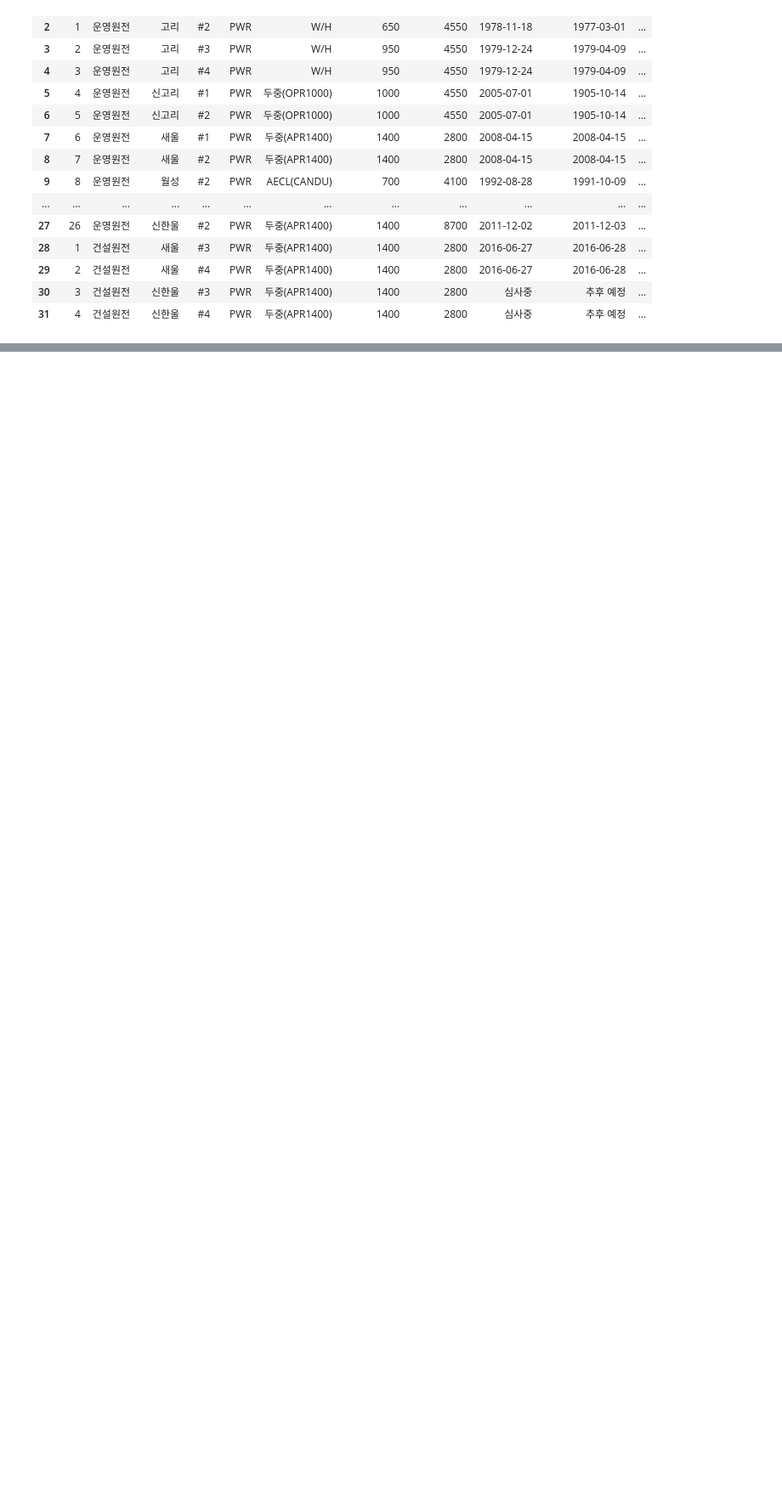
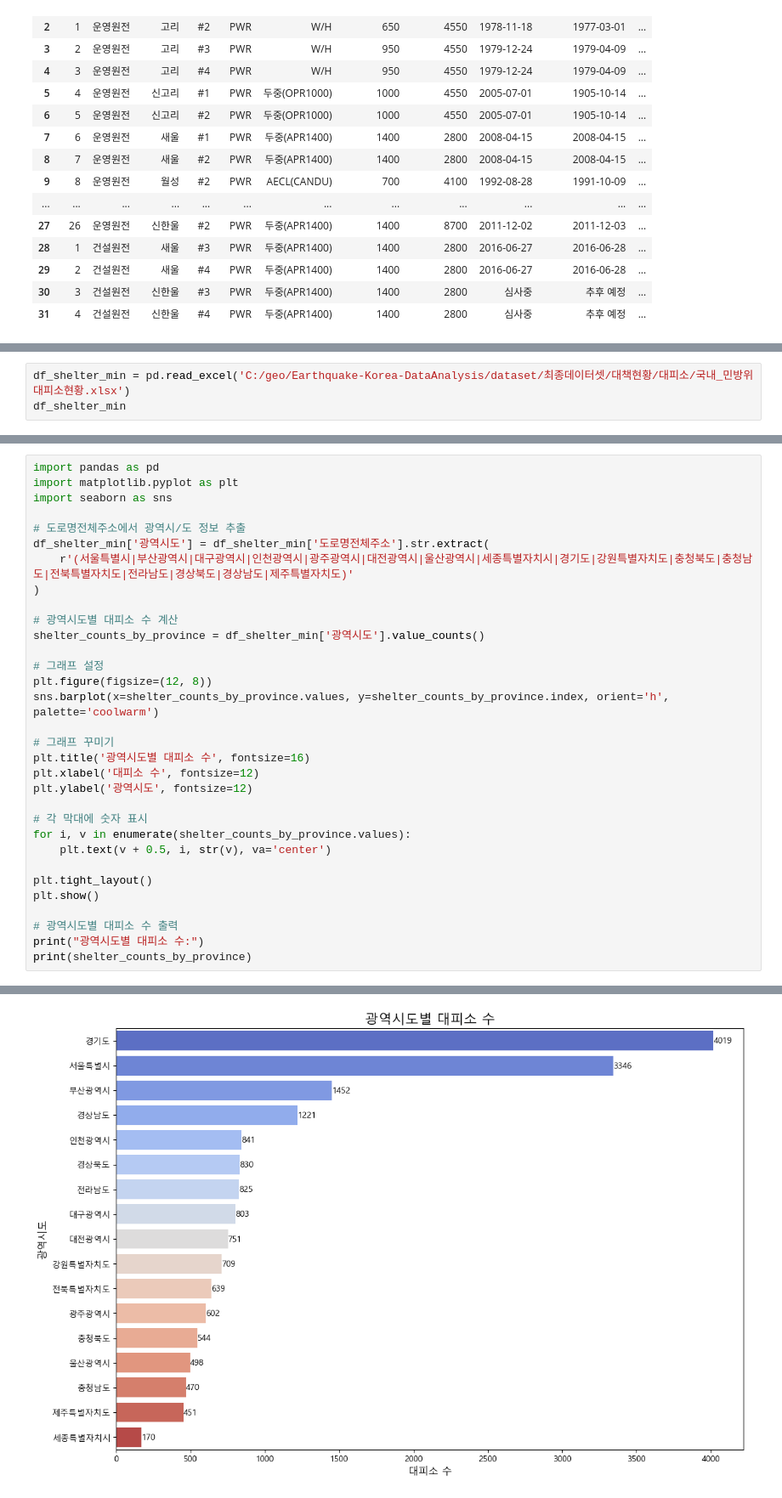
Before and after one commit to minganin99/Earthquake-Korea-DataAnalysis, a Jupyter notebook: test1.ipynb, the cells around one changed output, grey strips where cells are left out. Shown at 85% size. Saved outputs shown, nothing was run; the diff lists cells and outputs as text; blank space fills up the shorter version.

```diff
--- a/test1.ipynb
+++ b/test1.ipynb
@@ -88,0 +146,3 @@ df
+# %%
+df_shelter_min = pd.read_excel('C:/geo/Earthquake-Korea-DataAnalysis/dataset/최종데이터셋/대책현황/대피소/국내_민방위대피소현황.xlsx')
+df_shelter_min
@@ -88,0 +163,33 @@ df
+# %%
+import pandas as pd
+import matplotlib.pyplot as plt
+import seaborn as sns
+
+# 도로명전체주소에서 광역시/도 정보 추출
+df_shelter_min['광역시도'] = df_shelter_min['도로명전체주소'].str.extract(
+    r'(서울특별시|부산광역시|대구광역시|인천광역시|광주광역시|대전광역시|울산광역시|세종특별자치시|경기도|강원특별자치도|충청북도|충청남도|전북특별자치도|전라남도|경상북도|경상남도|제주특별자치도)'
+)
+
+# 광역시도별 대피소 수 계산
+shelter_counts_by_province = df_shelter_min['광역시도'].value_counts()
+
+# 그래프 설정
+plt.figure(figsize=(12, 8))
+sns.barplot(x=shelter_counts_by_province.values, y=shelter_counts_by_province.index, orient='h', palette='coolwarm')
+
+# 그래프 꾸미기
+plt.title('광역시도별 대피소 수', fontsize=16)
+plt.xlabel('대피소 수', fontsize=12)
+plt.ylabel('광역시도', fontsize=12)
+
+# 각 막대에 숫자 표시
+for i, v in enumerate(shelter_counts_by_province.values):
+    plt.text(v + 0.5, i, str(v), va='center')
+
+plt.tight_layout()
+plt.show()
+
+# 광역시도별 대피소 수 출력
+print("광역시도별 대피소 수:")
+print(shelter_counts_by_province)
+# %% [output]
@@ -88,0 +199 @@ df
+[figure, added]
```
Also changed, not shown: parts of 7 cells of this notebook.
